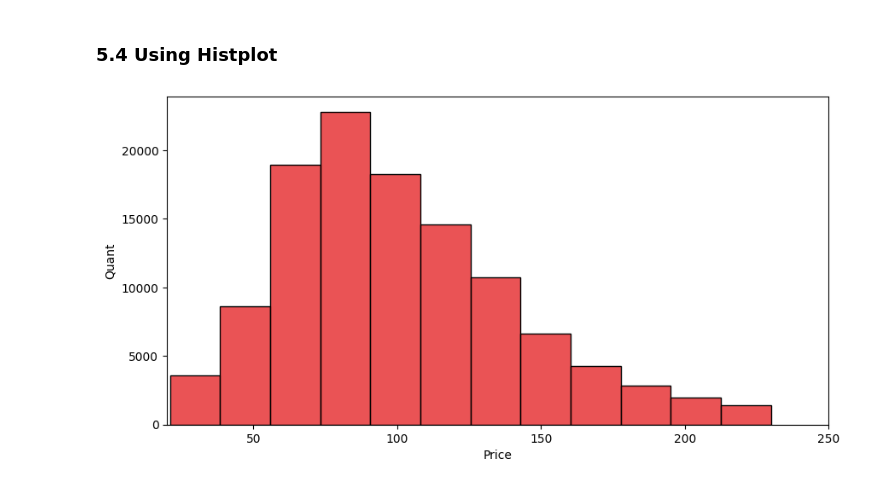
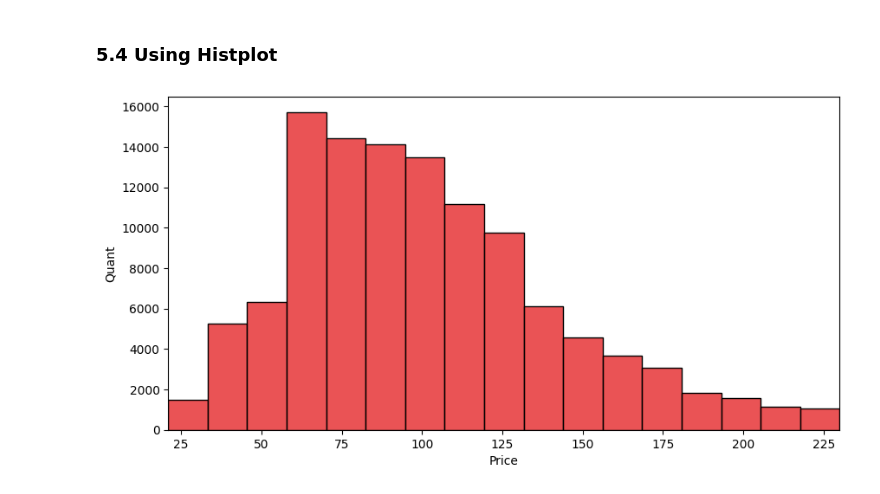
Before and after one commit to hoanshiro/business-statistics, a Jupyter notebook: lession_2_describing_data.ipynb, the cells around one changed output. Saved outputs shown, nothing was run; the diff lists cells and outputs as text; code cells hidden in the pictures.

```diff
--- a/lession_2_describing_data.ipynb
+++ b/lession_2_describing_data.ipynb
@@ -224,12 +224,12 @@ plt.show()
 # %%
 data = df.adr
 filtered_data = data[(data >= L) & (data <= H)]
 plt.figure(figsize=(10,5))
-plt.xlim(20,250)
+plt.xlim(L, H)
 plt.xlabel('Price')
 plt.ylabel('Quant')
-sns.histplot(filtered_data, bins=12, kde=False)
+sns.histplot(filtered_data, bins=round(k), kde=False)
 # sns.kdeplot(filtered_data ,fill=True)
 plt.show()
 # %% [output]
-[figure, old version]
+[figure, new version]
```
Also changed, not shown: parts of 5 cells of this notebook, 1 other file.
